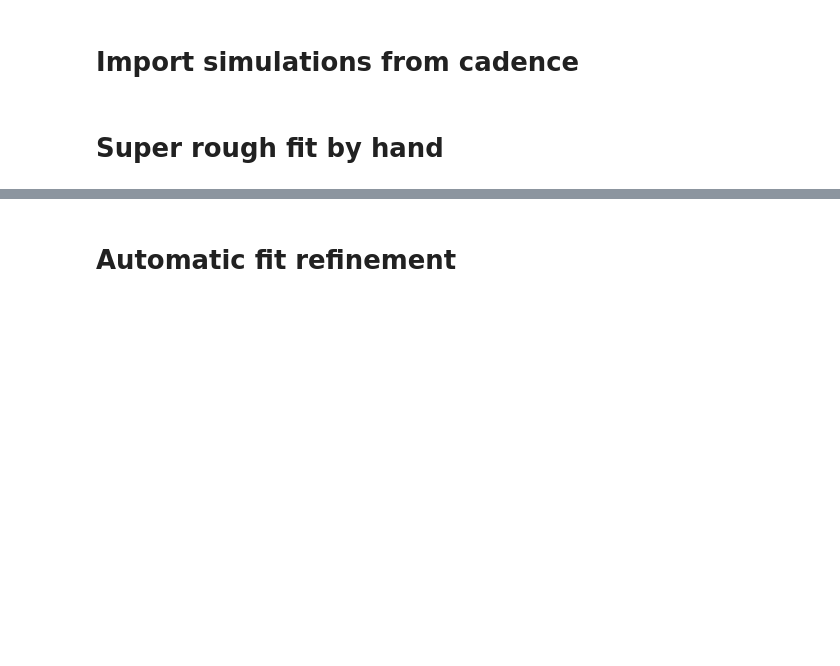
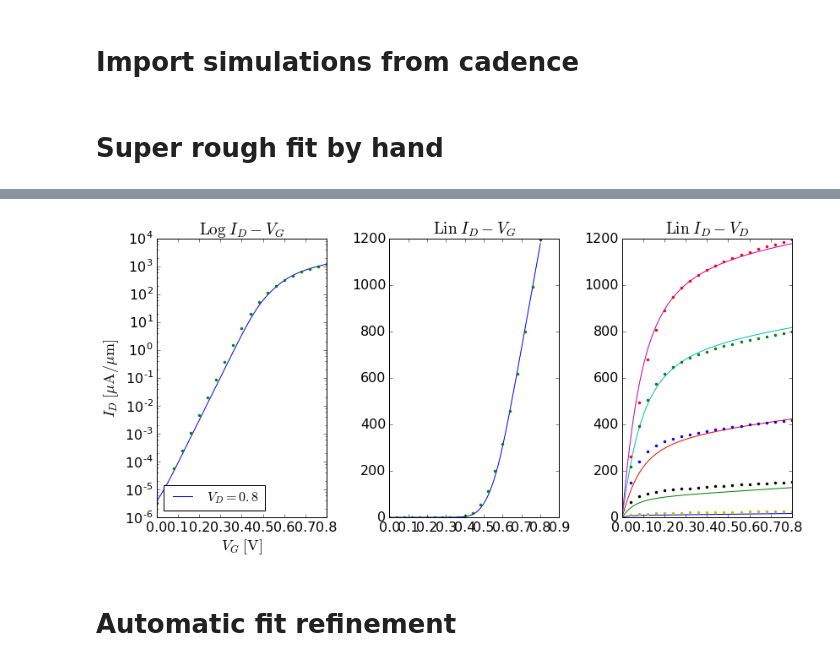
Before and after one commit to samueljamesbader/HyperFET_Project, a Jupyter notebook: DRC2017/Exploration/Fit14nm.ipynb, the cells around one changed output, grey strips where cells are left out. Cells and saved outputs as stored; diff of their text form; code cells hidden in the pictures; blank space fills up the shorter version.

```diff
--- a/DRC2017/Exploration/Fit14nm.ipynb
+++ b/DRC2017/Exploration/Fit14nm.ipynb
@@ -46,4 +35,8 @@ opts={
 # %%
+opts={
+    'figsize': (12,6),
+    'subplots': True
+}
 fet_by_hand=None
 p0=None
 @interact(VT0=FloatSlider(value=.56,min=0,max=1,step=.05,continuous_update=False),
@@ -61,7 +54,7 @@ def show_HEMT(VT0,Cinv_vxo,SS,alpha,beta,VDsats,delta,log10Gleak):
         W=W,Cinv_vxo=Cinv_vxo,
         VT0=VT0,alpha=alpha,SS=SS,delta=delta,
         VDsats=VDsats,beta=beta,Gleak=10**log10Gleak)
-    p0=[VT0,Cinv_vxo/1000,SS,alpha,beta,VDsats,delta,log10Gleak]
+    p0=[VT0,Cinv_vxo,SS,alpha,beta,VDsats,delta,log10Gleak]
     show_transistor(fet,VDD,data=ptm,**opts)
 
     fet_by_hand=fet
@@ -71,3 +62,4 @@ def show_HEMT(VT0,Cinv_vxo,SS,alpha,beta,VDsats,delta,log10Gleak):
+[figure, added]
 # %% [markdown]
 # Automatic fit refinement
 # %% [markdown]
```
Also changed, not shown: parts of 10 cells of this notebook, 29 other files.
